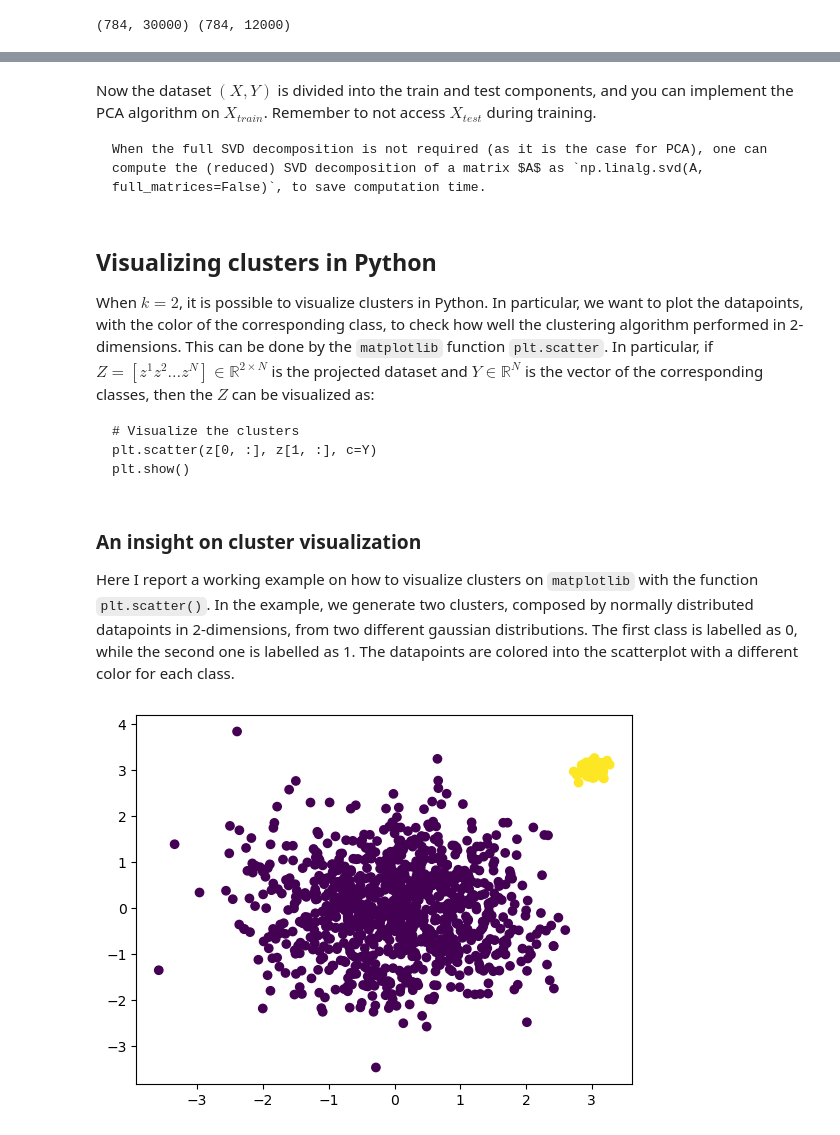
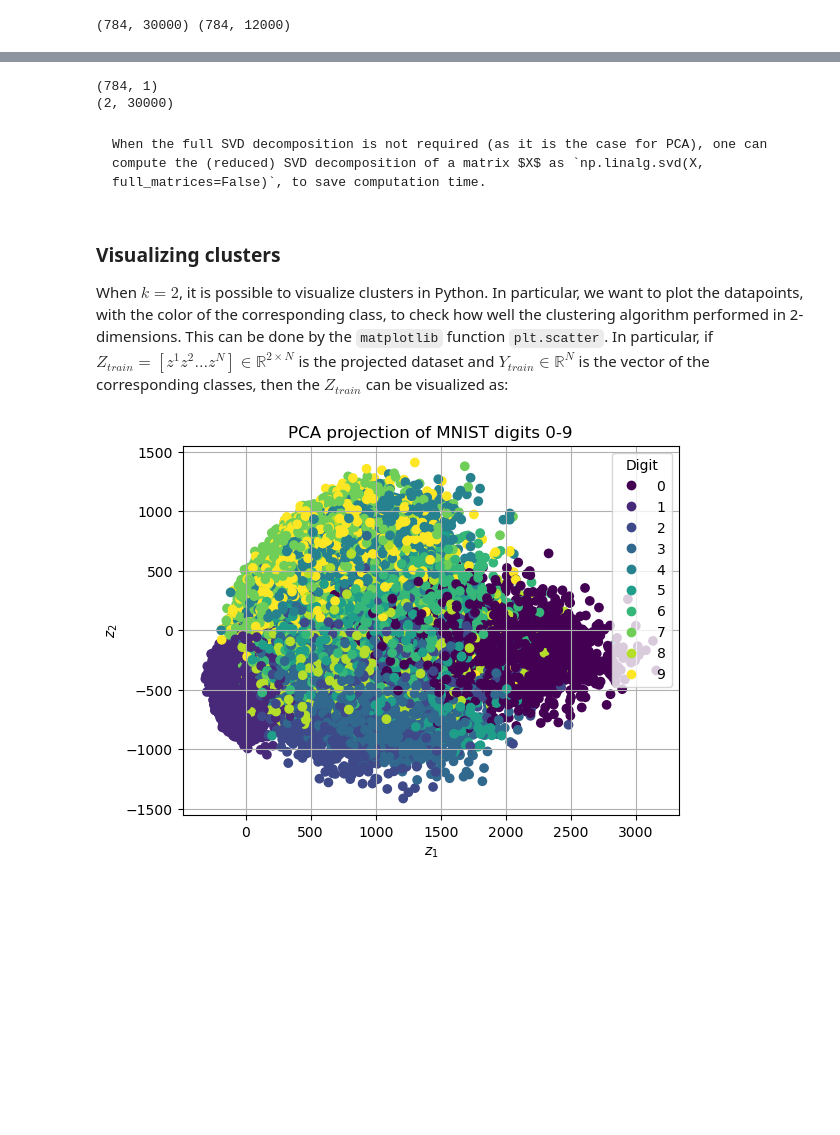
Before and after one commit to devangelista2/statistical-mathematical-methods, a Jupyter notebook: _build/jupyter_execute/ML/PCA.ipynb, the cells around one changed output, grey strips where cells are left out. Saved outputs shown, nothing was run; the diff lists cells and outputs as text; code cells hidden in the pictures; blank space fills up the shorter version.

````diff
--- a/_build/jupyter_execute/ML/PCA.ipynb
+++ b/_build/jupyter_execute/ML/PCA.ipynb
@@ -172,41 +174,45 @@ print(Xtrain.shape, Xtest.shape)
+# %%
+# Compute centroid
+cX = np.mean(X, axis=1)
+
+# Make it a column vector
+cX = np.reshape(cX, (d, 1))
+print(cX.shape)
+
+# Center the data
+Xc = X - cX
+
+# Compute SVD decomposition
+U, s, VT = np.linalg.svd(Xc, full_matrices=False)
+
+# Given k, compute reduced SVD
+k = 2
+Uk = U[:, :k]
+
+# Define projection matrix
+P = Uk.T
+
+# Project X_train -> Z_train
+Z_train = P @ X_train
+print(Z_train.shape)
+# %% [output]
+(784, 1)
+(2, 30000)
 # %% [markdown]
-Now the dataset $(X, Y)$ is divided into the train and test components, and you can implement the PCA algorithm on $X_{train}$. Remember to not access $X_{test}$ during training.
-
-```{note}
-When the full SVD decomposition is not required (as it is the case for PCA), one can compute the (reduced) SVD decomposition of a matrix $A$ as `np.linalg.svd(A, full_matrices=False)`, to save computation time.
+```{warning}
+When the full SVD decomposition is not required (as it is the case for PCA), one can compute the (reduced) SVD decomposition of a matrix $X$ as `np.linalg.svd(X, full_matrices=False)`, to save computation time.
 ```
 # %% [markdown]
-## Visualizing clusters in Python
-When $k=2$, it is possible to visualize clusters in Python. In particular, we want to plot the datapoints, with the color of the corresponding class, to check how well the clustering algorithm performed in 2-dimensions. This can be done by the `matplotlib` function `plt.scatter`. In particular, if $Z = [z^1 z^2 \dots z^N] \in \mathbb{R}^{2 \times N}$ is the projected dataset and $Y \in \mathbb{R}^N$ is the vector of the corresponding classes, then the $Z$ can be visualized as:
-
-```
-# Visualize the clusters
-plt.scatter(z[0, :], z[1, :], c=Y)
-plt.show()
-```
+### Visualizing clusters
+When $k=2$, it is possible to visualize clusters in Python. In particular, we want to plot the datapoints, with the color of the corresponding class, to check how well the clustering algorithm performed in 2-dimensions. This can be done by the `matplotlib` function `plt.scatter`. In particular, if $Z_{train} = [z^1 z^2 \dots z^N] \in \mathbb{R}^{2 \times N}$ is the projected dataset and $Y_{train} \in \mathbb{R}^N$ is the vector of the corresponding classes, then the $Z_{train}$ can be visualized as:
-# %% [markdown]
-### An insight on cluster visualization
-Here I report a working example on how to visualize clusters on `matplotlib` with the function `plt.scatter()`. In the example, we generate two clusters, composed by normally distributed datapoints in 2-dimensions, from two different gaussian distributions. The first class is labelled as 0, while the second one is labelled as 1. The datapoints are colored into the scatterplot with a different color for each class.
-# %%
-import numpy as np
-import matplotlib.pyplot as plt
-
-# Create two cloud of points in 2-dimensional space
-# and plot it, divided by color
-x1 = np.random.normal(0, 1, (2, 1000))
-x2 = np.random.normal(3, 0.1, (2, 100))
-
-y1 = np.zeros((1000, ))
-y2 = np.ones((100, ))
-
-# Visualize them (coloring by class)
-
-# Join together x1 x2, y1 y2
-X = np.concatenate((x1, x2), axis=1)
-Y = np.concatenate((y1, y2))
-
-# Visualize
-plt.scatter(X[0, :], X[1, :], c=Y)
-plt.show()
-# %% [output]
-[figure, removed]
+# %%
+# Visualize the clusters
+ax = plt.scatter(Z_train[0, :], Z_train[1, :], c=Y_train)
+plt.legend(*ax.legend_elements(), title="Digit") # Add to the legend the list of digits
+plt.xlabel(r"$z_1$")
+plt.ylabel(r"$z_2$")
+plt.title("PCA projection of MNIST digits 0-9")
+plt.grid()
+plt.show()
+# %% [output]
+[figure, added]
````
Also changed, not shown: parts of 7 cells of this notebook, 18 other files.
